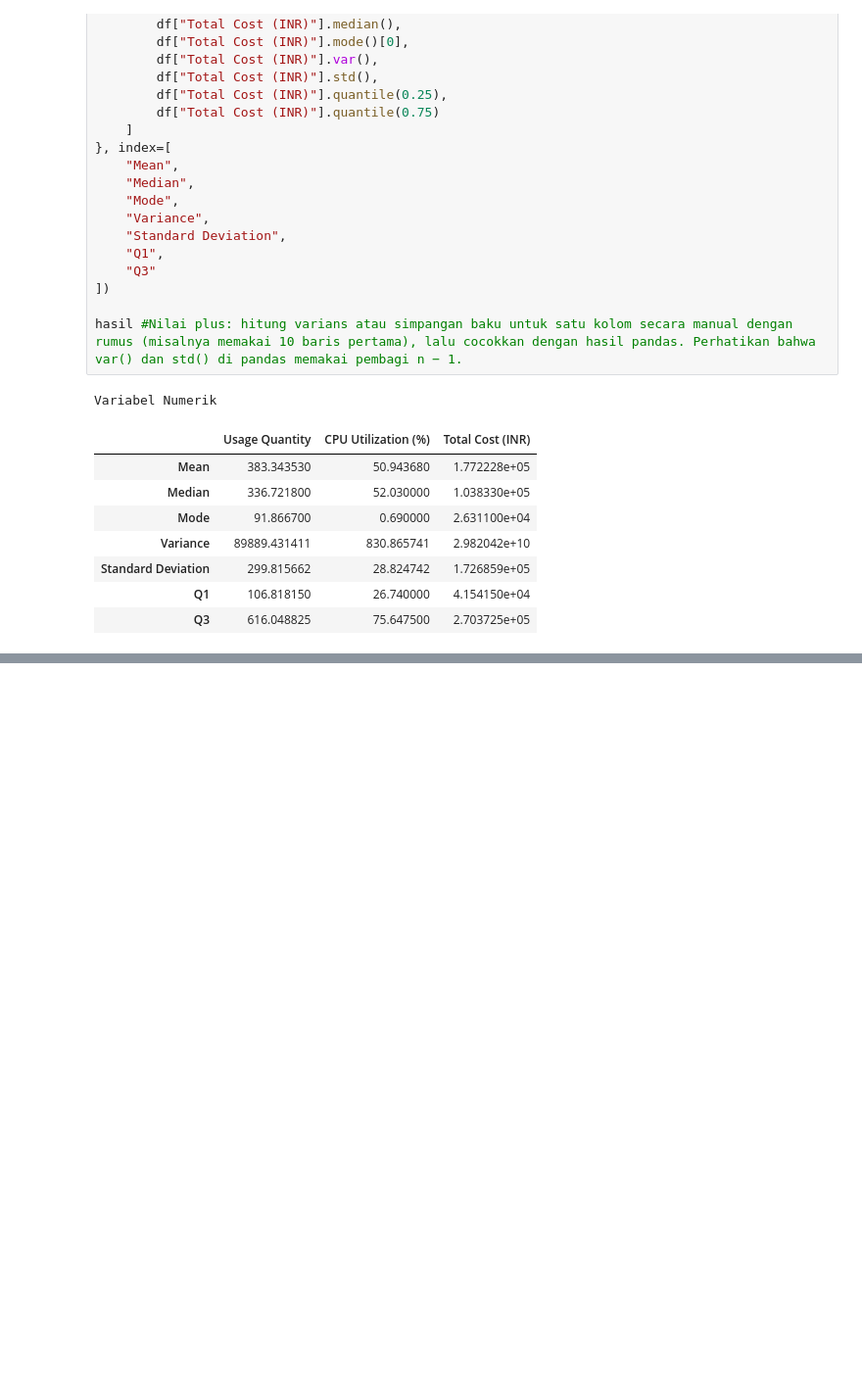
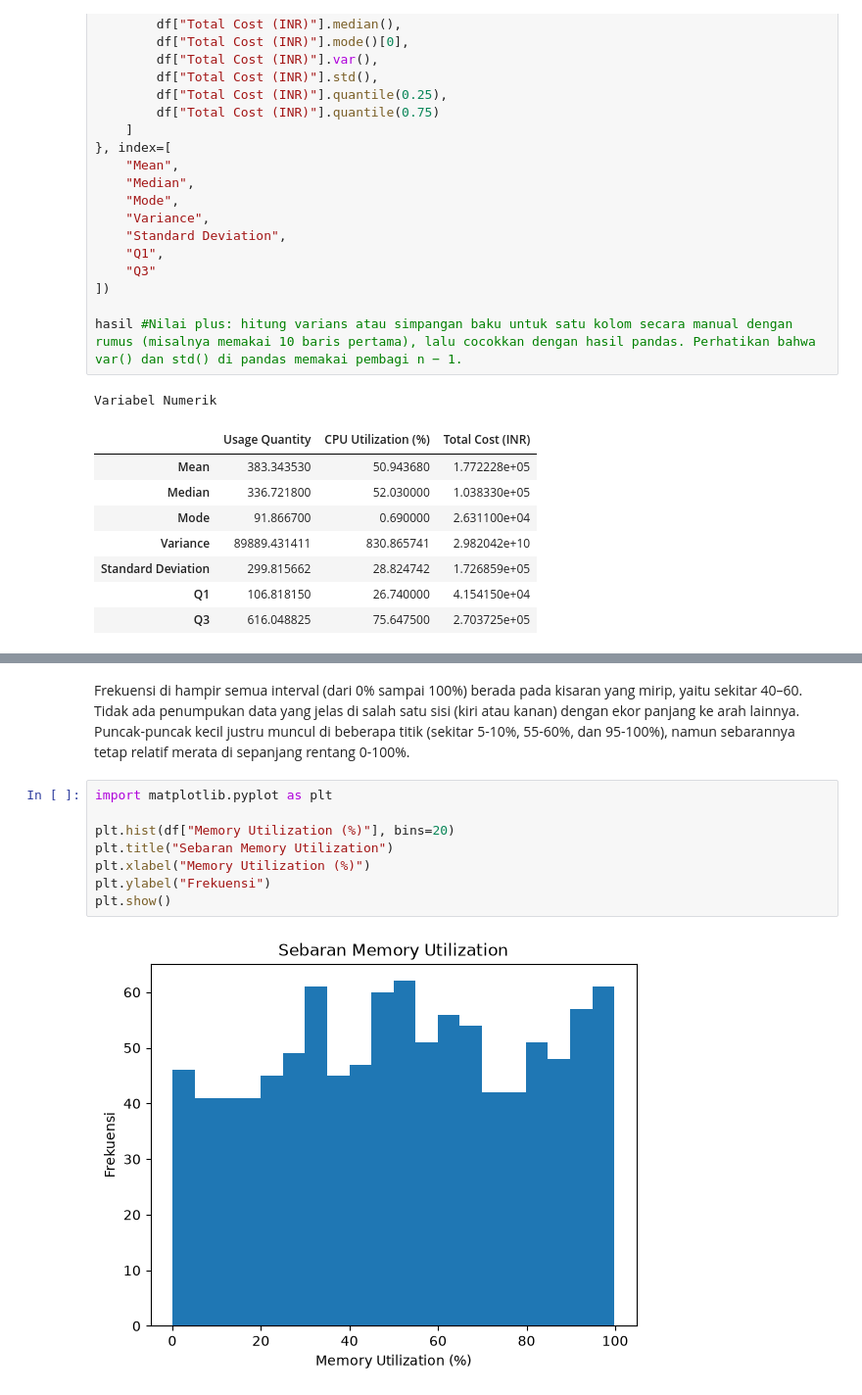
Before and after one commit to wieczornica/proyek1-eda-kelompok-10, a Jupyter notebook: GCP Cloud Spending Analysis.ipynb, the cells around one changed output, grey strips where cells are left out. Shown at 98% size. Drawn from its saved outputs; the diff is of its cells as text; blank space fills up the shorter version.

```diff
--- a/GCP Cloud Spending Analysis.ipynb
+++ b/GCP Cloud Spending Analysis.ipynb
@@ -148,0 +193,14 @@ Variabel Numerik
+# %% [markdown]
+Frekuensi di hampir semua interval (dari 0% sampai 100%) berada pada kisaran yang mirip, yaitu sekitar 40–60.
+Tidak ada penumpukan data yang jelas di salah satu sisi (kiri atau kanan) dengan ekor panjang ke arah lainnya.
+Puncak-puncak kecil justru muncul di beberapa titik (sekitar 5-10%, 55-60%, dan 95-100%), namun sebarannya tetap relatif merata di sepanjang rentang 0-100%.
+# %%
+import matplotlib.pyplot as plt
+
+plt.hist(df["Memory Utilization (%)"], bins=20)
+plt.title("Sebaran Memory Utilization")
+plt.xlabel("Memory Utilization (%)")
+plt.ylabel("Frekuensi")
+plt.show()
+# %% [output]
+[figure, added]
```
Also changed, not shown: parts of 10 cells of this notebook.
